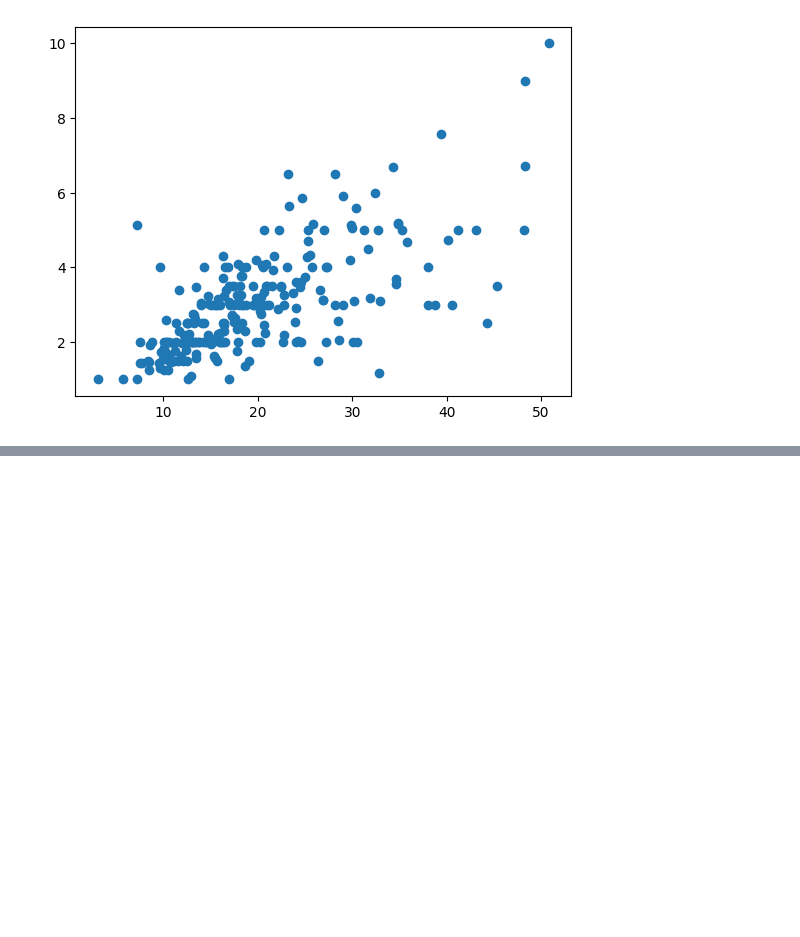
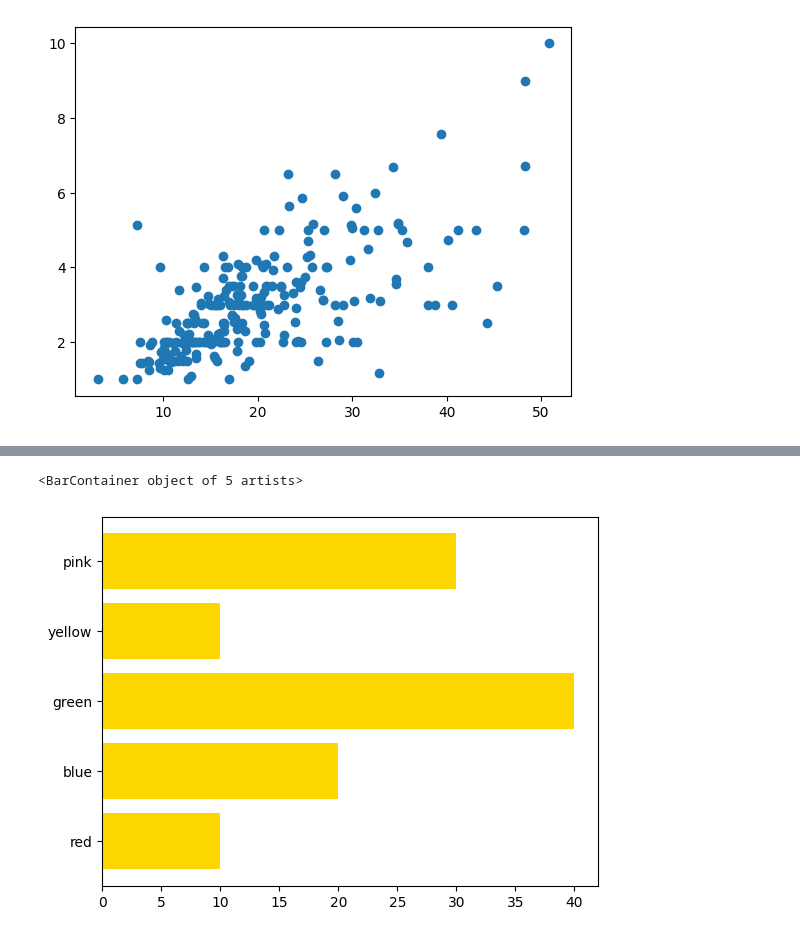
Before and after one commit to pranavsirsufale/attendance_system, a Jupyter notebook: pythoncode/visualization_python.ipynb, the cells around one changed output, grey strips where cells are left out. Saved outputs shown, nothing was run; the diff lists cells and outputs as text; code cells hidden in the pictures; blank space fills up the shorter version.

```diff
--- a/pythoncode/visualization_python.ipynb
+++ b/pythoncode/visualization_python.ipynb
@@ -308,0 +320,5 @@ plt.plot(tips['total_bill'] , tips['tip'] , 'o')
+# %%
+plt.barh(colors , children , color = 'gold')
+# %% [output]
+<BarContainer object of 5 artists>
+[figure, added]
```
Also changed, not shown: parts of 12 cells of this notebook, 1 other file.
